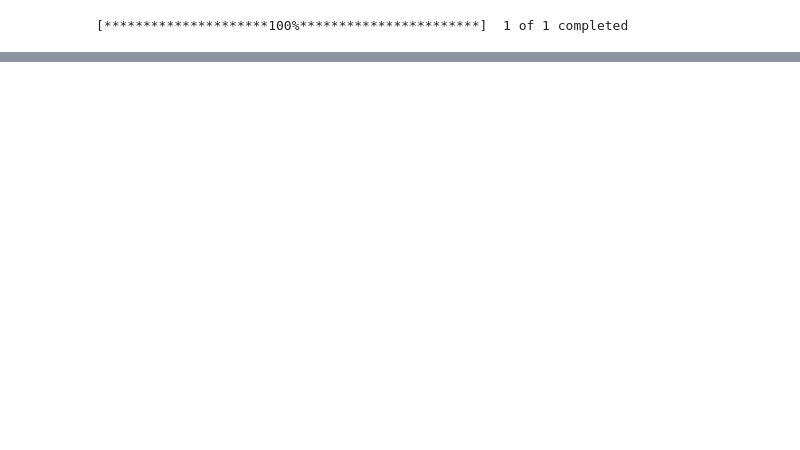
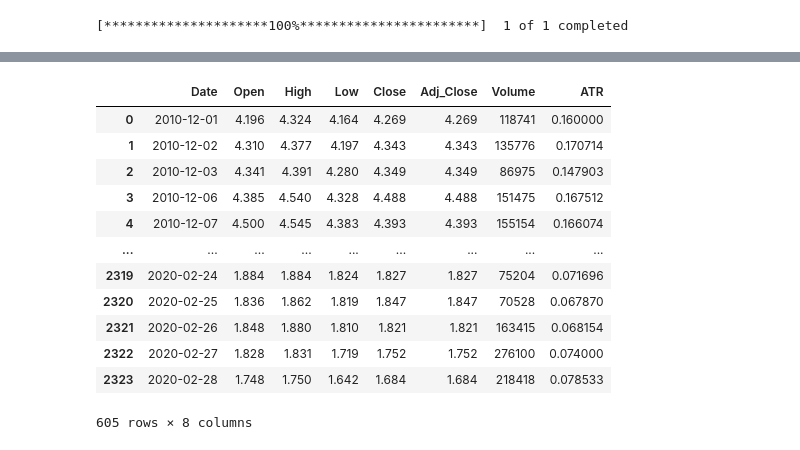
Before and after one commit to abridgers087/Group-Project-3, a Jupyter notebook: Natural Gas Futures and ATR(14).ipynb, the cells around one changed output, grey strips where cells are left out. Saved outputs shown, nothing was run; the diff lists cells and outputs as text; code cells hidden in the pictures; blank space fills up the shorter version.

```diff
--- a/Natural Gas Futures and ATR(14).ipynb
+++ b/Natural Gas Futures and ATR(14).ipynb
@@ -98,0 +157,23 @@ plt.show()
+# %%
+# combine all winter data into single dataframe
+filtered_df = pd.DataFrame()
+
+for year in years:
+    winter_df = merged_df.loc[(merged_df['Date'] >= f'{year}-12-01') & (merged_df['Date'] <f'{year+1}-03-01')]
+    filtered_df = pd.concat([filtered_df, winter_df])
+# %%
+filtered_df
+# %% [output]
+|  | Date | Open | High | Low | Close | Adj_Close | Volume | ATR |
+| 0 | 2010-12-01 | 4.196 | 4.324 | 4.164 | 4.269 | 4.269 | 118741 | 0.160000 |
+| 1 | 2010-12-02 | 4.310 | 4.377 | 4.197 | 4.343 | 4.343 | 135776 | 0.170714 |
+| 2 | 2010-12-03 | 4.341 | 4.391 | 4.280 | 4.349 | 4.349 | 86975 | 0.147903 |
+| 3 | 2010-12-06 | 4.385 | 4.540 | 4.328 | 4.488 | 4.488 | 151475 | 0.167512 |
+| 4 | 2010-12-07 | 4.500 | 4.545 | 4.383 | 4.393 | 4.393 | 155154 | 0.166074 |
+| ... | ... | ... | ... | ... | ... | ... | ... | ... |
+| 2319 | 2020-02-24 | 1.884 | 1.884 | 1.824 | 1.827 | 1.827 | 75204 | 0.071696 |
+| 2320 | 2020-02-25 | 1.836 | 1.862 | 1.819 | 1.847 | 1.847 | 70528 | 0.067870 |
+| 2321 | 2020-02-26 | 1.848 | 1.880 | 1.810 | 1.821 | 1.821 | 163415 | 0.068154 |
+| 2322 | 2020-02-27 | 1.828 | 1.831 | 1.719 | 1.752 | 1.752 | 276100 | 0.074000 |
+| 2323 | 2020-02-28 | 1.748 | 1.750 | 1.642 | 1.684 | 1.684 | 218418 | 0.078533 |
+605 rows × 8 columns
```
Also changed, not shown: parts of 18 cells of this notebook.
